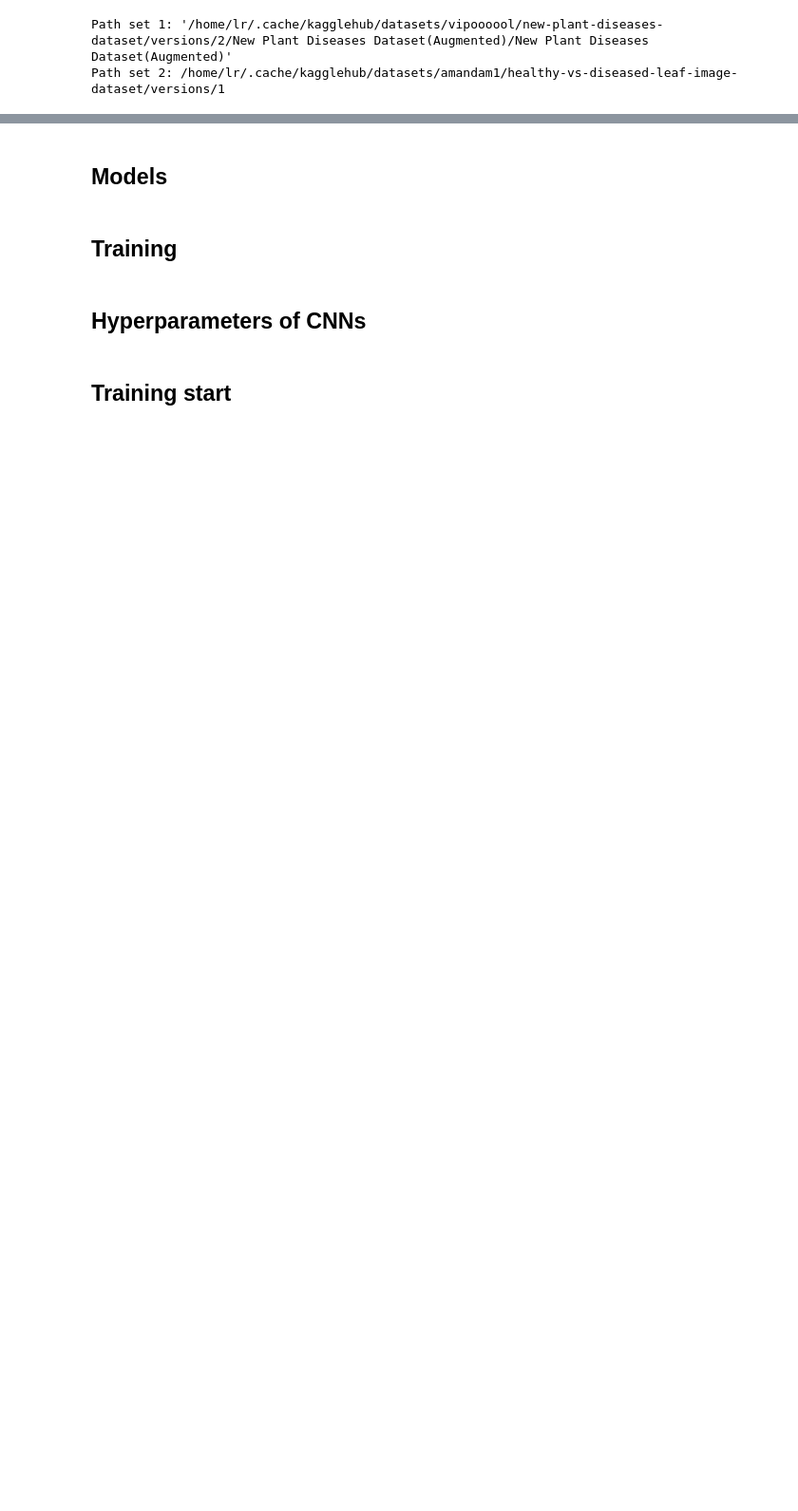
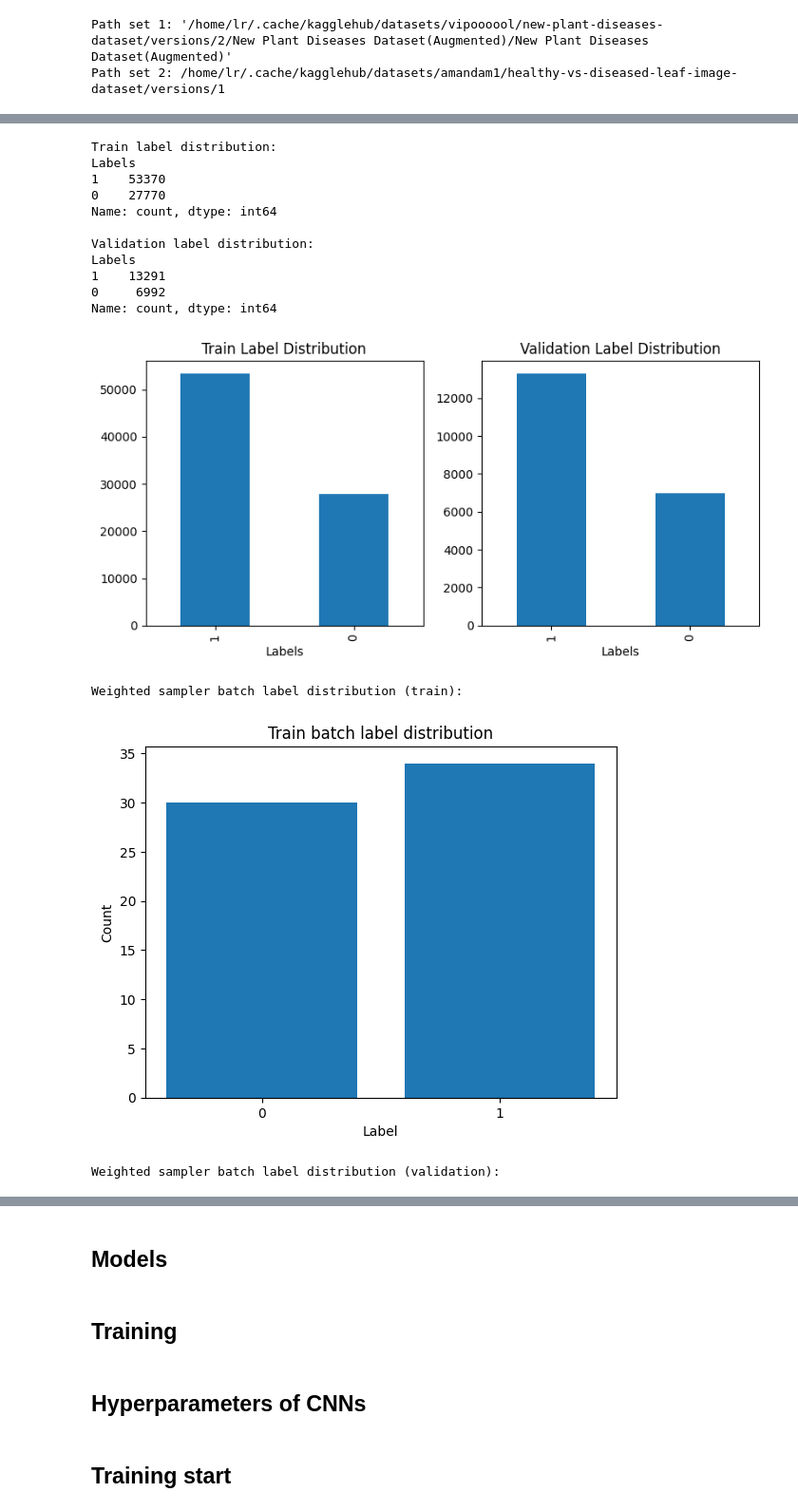
Before and after one commit to daniel-seiler/AILab, a Jupyter notebook: project/project.ipynb, the cells around one changed output, grey strips where cells are left out. Shown at 95% size. Cells and saved outputs as stored; diff of their text form; code cells hidden in the pictures; blank space fills up the shorter version.

```diff
--- a/project/project.ipynb
+++ b/project/project.ipynb
@@ -221,3 +322,77 @@ Number of samples in val_dataset_plant: 18250
 Batch size: 64
 Image shape (C, H, W): torch.Size([3, 224, 224])
 Label example: 1.0
+# %%
+# Datenexploration: Qualität, Bitrate, Verteilung der Labels, Dimension, etc.
+
+# Verteilung der Labels im Trainings- und Validierungsdatensatz
+train_labels = train_dataset.labels_df['Labels']
+val_labels = val_dataset.labels_df['Labels']
+
+print("Train label distribution:")
+print(train_labels.value_counts())
+print("\nValidation label distribution:")
+print(val_labels.value_counts())
+
+# Plot label distribution
+plt.figure(figsize=(8, 4))
+plt.subplot(1, 2, 1)
+train_labels.value_counts().plot(kind='bar', title='Train Label Distribution')
+plt.subplot(1, 2, 2)
+val_labels.value_counts().plot(kind='bar', title='Validation Label Distribution')
+plt.tight_layout()
+plt.show()
+
+# Show label distribution in a batch from the weighted sampler
+def plot_batch_label_distribution(loader, name):
+    batch_imgs, batch_labels = next(iter(loader))
+    unique, counts = np.unique(batch_labels.cpu().numpy(), return_counts=True)
+    plt.bar(unique, counts, tick_label=[str(int(u)) for u in unique])
+    plt.title(f"{name} batch label distribution")
+    plt.xlabel("Label")
+    plt.ylabel("Count")
+    plt.show()
+
+print("Weighted sampler batch label distribution (train):")
+plot_batch_label_distribution(training_loader, "Train")
+print("Weighted sampler batch label distribution (validation):")
+plot_batch_label_distribution(validation_loader, "Validation")
+
+# Beispielbild: Qualität, Dimension, Bitrate
+sample_img_path = train_dataset.labels_df.iloc[0]['Image']
+sample_img = Image.open(sample_img_path)
+print(f"Sample image path: {sample_img_path}")
+print(f"Image mode: {sample_img.mode}")
+print(f"Image size (W x H): {sample_img.size}")
+print(f"Image format: {sample_img.format}")
+
+# Bitrate (Dateigröße in KB)
+img_size_kb = os.path.getsize(sample_img_path) / 1024
+print(f"Image file size: {img_size_kb:.2f} KB")
+
+# Check for class imbalance
+imbalance_ratio = train_labels.value_counts().min() / train_labels.value_counts().max()
+print(f"Imbalance ratio (min/max): {imbalance_ratio:.3f}")
+if imbalance_ratio < 0.5:
+    print("Warning: The dataset is imbalanced!")
+
+# Data augmentation check
+print("\nData augmentation in use:")
+for t in transform.transforms:
+    print("-", t)
+# %% [output]
+Train label distribution:
+Labels
+1    53370
+0    27770
+Name: count, dtype: int64
+
+Validation label distribution:
+Labels
+1    13291
+0     6992
+Name: count, dtype: int64
+[figure, added]
+Weighted sampler batch label distribution (train):
+[figure, added]
+Weighted sampler batch label distribution (validation):
```
Also changed, not shown: parts of 24 cells of this notebook.
